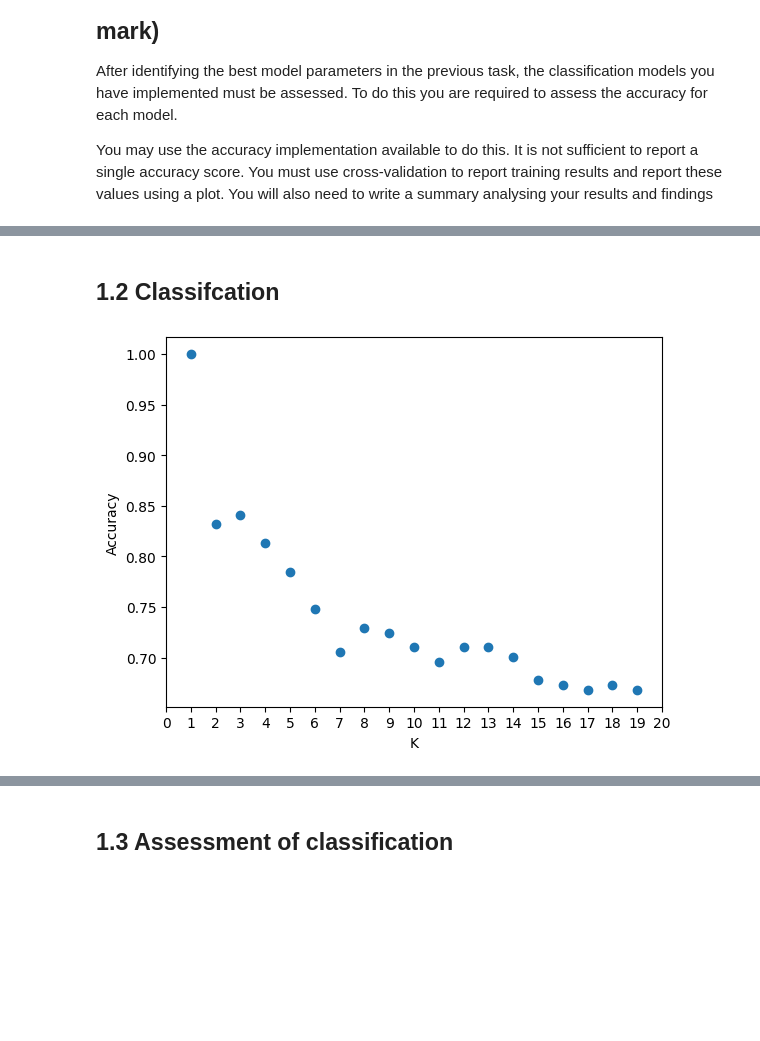
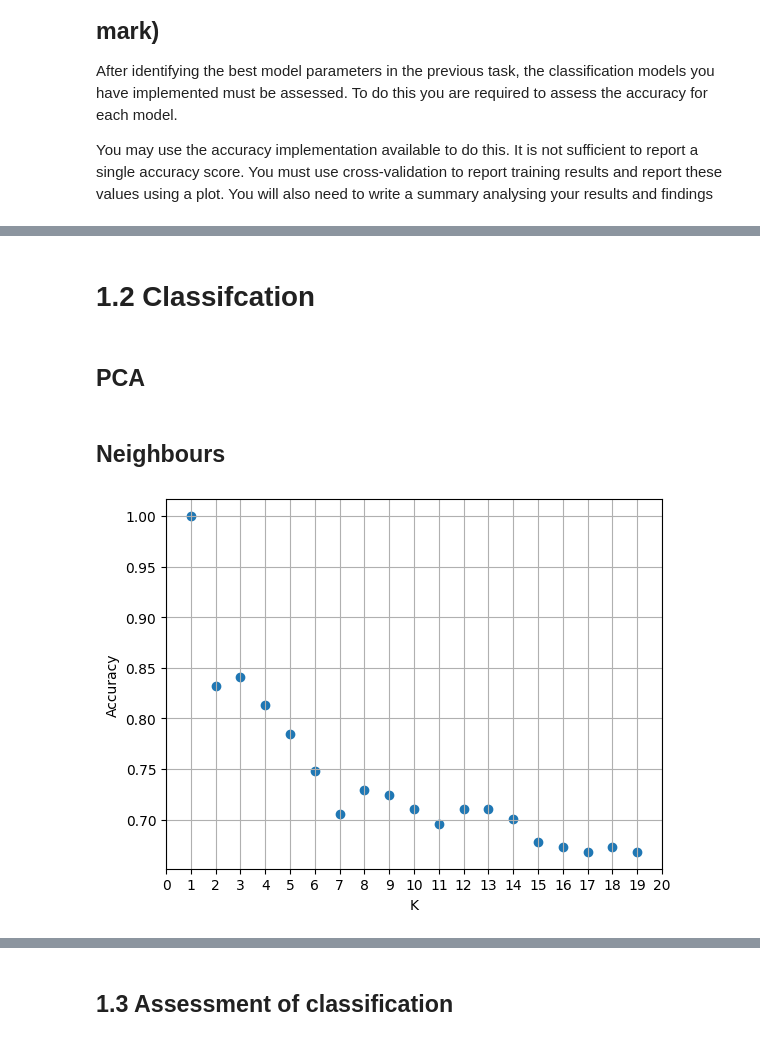
Before and after one commit to MxFrgsn/COMP2002_CW2, a Jupyter notebook: COMP2002.ipynb, the cells around one changed output, grey strips where cells are left out. Saved outputs shown, nothing was run; the diff lists cells and outputs as text; code cells hidden in the pictures; blank space fills up the shorter version.

```diff
--- a/COMP2002.ipynb
+++ b/COMP2002.ipynb
@@ -57,26 +76,31 @@ print("inputs", inputs)
 # %% [markdown]
-## 1.2 Classifcation
+# 1.2 Classifcation
 # %%
 scaler = StandardScaler()
 scaled_inputs = scaler.fit_transform(inputs)
+# %% [markdown]
+## PCA
 # %%
 compressed = PCA(n_components=2).fit_transform(scaled_inputs) # given it has 9 features, higher dimensions might be useful
+# %% [markdown]
+## Neighbours
 # %%
 k_range = range (1,20)
 scores = []
 for k in k_range :
     knn = KNeighborsClassifier (n_neighbors = k)
     knn.fit (scaled_inputs,targets)
     scores.append (knn.score(scaled_inputs,targets))
 plt.figure()
 plt.xlabel("K")
 plt.ylabel("Accuracy")
 plt.scatter(k_range,scores)
-plt.xticks([0 ,1 ,2 ,3 ,4 ,5 ,6 ,7 ,8 ,9 ,10 ,11 , 12 ,13 ,14 , 15 ,16 ,17 ,18 ,19 , 20]) ;
+plt.xticks([0,1,2,3,4,5,6,7,8,9,10,11,12,13,14,15,16,17,18,19,20])
+plt.grid(True)
 plt.savefig ("knnloop.png", bbox_inches ="tight")
 plt.show()
 # %% [output]
-[figure, old version]
+[figure, new version]
 # %%
 k_classifier = KNeighborsClassifier(n_neighbors=1).fit(scaled_inputs,targets)
 classified_data = k_classifier.predict(scaled_inputs)
```
Also changed, not shown: parts of 25 cells of this notebook, 7 other files.
